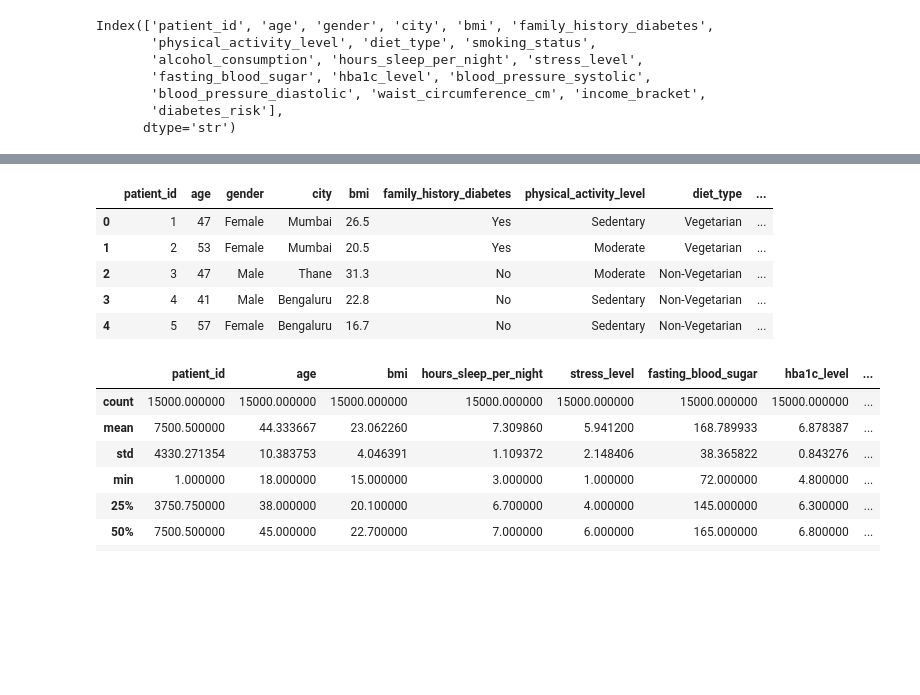
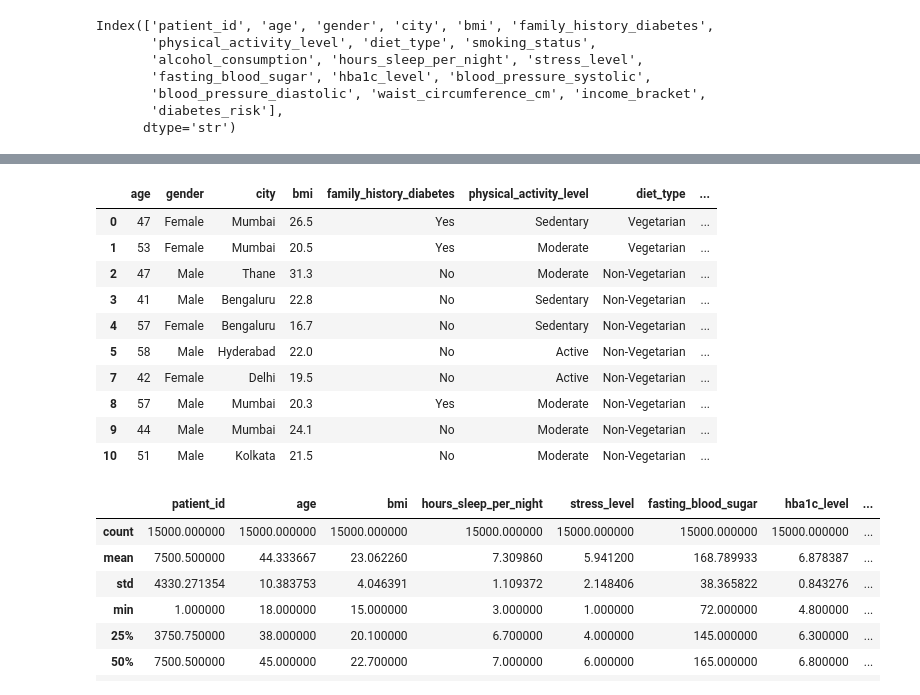
Before and after one commit to pagmaia/diabetes_risk_classification, a Jupyter notebook: diabetes_risk_analysis.ipynb, the cells around one changed output, grey strips where cells are left out. Drawn from its saved outputs; the diff is of its cells as text; code cells hidden in the pictures; blank space fills up the shorter version.

```diff
--- a/diabetes_risk_analysis.ipynb
+++ b/diabetes_risk_analysis.ipynb
@@ -36,12 +57,17 @@ Index(['patient_id', 'age', 'gender', 'city', 'bmi', 'family_history_diabetes',
 # %%
-data.head()
+data.head(10)
 # %% [output]
-|  | patient_id | age | gender | city | bmi | family_history_diabetes | physical_activity_level | diet_type | ... |
-| 0 | 1 | 47 | Female | Mumbai | 26.5 | Yes | Sedentary | Vegetarian | ... |
-| 1 | 2 | 53 | Female | Mumbai | 20.5 | Yes | Moderate | Vegetarian | ... |
-| 2 | 3 | 47 | Male | Thane | 31.3 | No | Moderate | Non-Vegetarian | ... |
-| 3 | 4 | 41 | Male | Bengaluru | 22.8 | No | Sedentary | Non-Vegetarian | ... |
-| 4 | 5 | 57 | Female | Bengaluru | 16.7 | No | Sedentary | Non-Vegetarian | ... |
+|  | age | gender | city | bmi | family_history_diabetes | physical_activity_level | diet_type | ... |
+| 0 | 47 | Female | Mumbai | 26.5 | Yes | Sedentary | Vegetarian | ... |
+| 1 | 53 | Female | Mumbai | 20.5 | Yes | Moderate | Vegetarian | ... |
+| 2 | 47 | Male | Thane | 31.3 | No | Moderate | Non-Vegetarian | ... |
+| 3 | 41 | Male | Bengaluru | 22.8 | No | Sedentary | Non-Vegetarian | ... |
+| 4 | 57 | Female | Bengaluru | 16.7 | No | Sedentary | Non-Vegetarian | ... |
+| 5 | 58 | Male | Hyderabad | 22.0 | No | Active | Non-Vegetarian | ... |
+| 7 | 42 | Female | Delhi | 19.5 | No | Active | Non-Vegetarian | ... |
+| 8 | 57 | Male | Mumbai | 20.3 | Yes | Moderate | Non-Vegetarian | ... |
+| 9 | 44 | Male | Mumbai | 24.1 | No | Moderate | Non-Vegetarian | ... |
+| 10 | 51 | Male | Kolkata | 21.5 | No | Moderate | Non-Vegetarian | ... |
 # %%
 data.describe()
 # %% [output]
```
Also changed, not shown: parts of 12 cells of this notebook.
